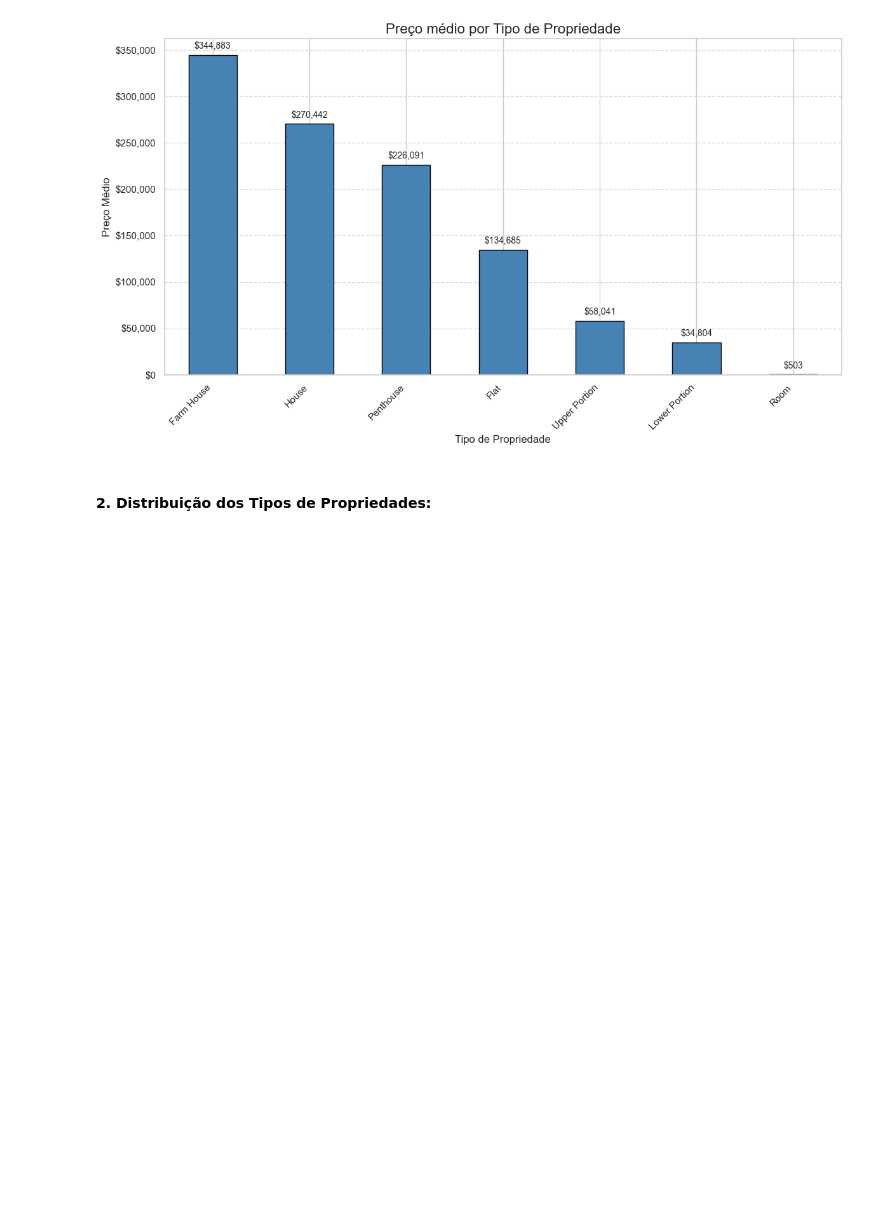
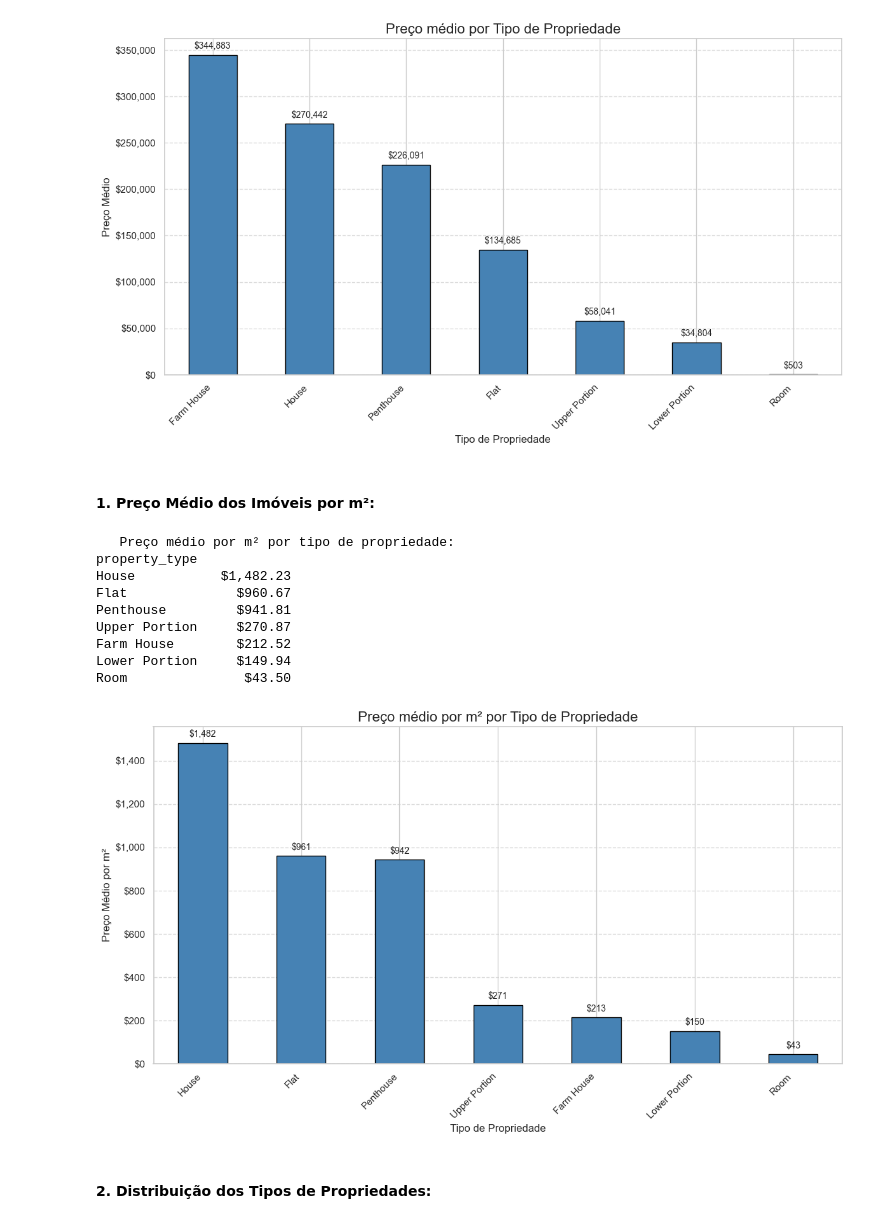
Before and after one commit to lucavillela/pakistan-estate-ml, a Jupyter notebook: main.ipynb, the cells around one changed output. Saved outputs shown, nothing was run; the diff lists cells and outputs as text; code cells hidden in the pictures; blank space fills up the shorter version.

Commit message:
Adição de gráficos
Adicionado 2 gráficos, um para preço por m² medio por tipo de imovel, e o outro da relação de acertos do modelo treinado

```diff
--- a/main.ipynb
+++ b/main.ipynb
@@ -436,6 +436,65 @@ Preço Médio dos Imóveis:  $207,361.82
 
   Preço médio por tipo de propriedade:
 [figure]
+# %% [markdown]
+#### 1. Preço Médio dos Imóveis por m²:
+# %%
+
+clean_df['price_per_m2'] = clean_df['price'] / clean_df['area']
+
+# Remover valores nulos ou infinitos (caso 'area' fosse 0 ou 'price' nulo)
+clean_df = clean_df.dropna(subset=['price_per_m2'])
+clean_df = clean_df[~np.isinf(clean_df['price_per_m2'])]
+
+# Cálculo modificado para usar 'price_per_m2'
+preco_m2_por_tipo = clean_df.groupby('property_type')['price_per_m2'].mean().sort_values(ascending=False)
+
+# Imprime a série formatada para melhor leitura
+print("   Preço médio por m² por tipo de propriedade:")
+print(preco_m2_por_tipo.to_string(float_format='${:,.2f}'.format))
+
+
+plt.figure(figsize=(12, 7))
+# Plot modificado para usar 'preco_m2_por_tipo'
+ax1 = preco_m2_por_tipo.plot(
+    kind='bar',
+    color='steelblue',
+    edgecolor='black'
+)
+
+# Títulos e rótulos atualizados
+plt.title('Preço médio por m² por Tipo de Propriedade', fontsize=16)
+plt.xlabel('Tipo de Propriedade', fontsize=12)
+plt.ylabel('Preço Médio por m²', fontsize=12)
+plt.xticks(rotation=45, ha='right')
+plt.grid(axis='y', linestyle='--', alpha=0.7)
+
+# Formatar o eixo Y como moeda (o formato ainda se aplica ao $/m²)
+formatter = mticker.FuncFormatter(lambda x, p: f'${x:,.0f}')
+ax1.yaxis.set_major_formatter(formatter)
+
+# **Adicionar rótulos de dados (valores) nas barras**
+for p in ax1.patches:
+    height = p.get_height()
+    ax1.annotate(f'${height:,.0f}',
+                 (p.get_x() + p.get_width() / 2., height),
+                 ha='center', va='bottom',
+                 xytext=(0, 5), textcoords='offset points',
+                 fontsize=10)
+
+plt.tight_layout()
+plt.show()
+# %% [output]
+   Preço médio por m² por tipo de propriedade:
+property_type
+House           $1,482.23
+Flat              $960.67
+Penthouse         $941.81
+Upper Portion     $270.87
+Farm House        $212.52
+Lower Portion     $149.94
+Room               $43.50
+[figure, added]
 # %% [markdown]
 #### 2. Distribuição dos Tipos de Propriedades:
 # %%
```
Also changed, not shown: parts of 2 cells of this notebook, 3 other files.
